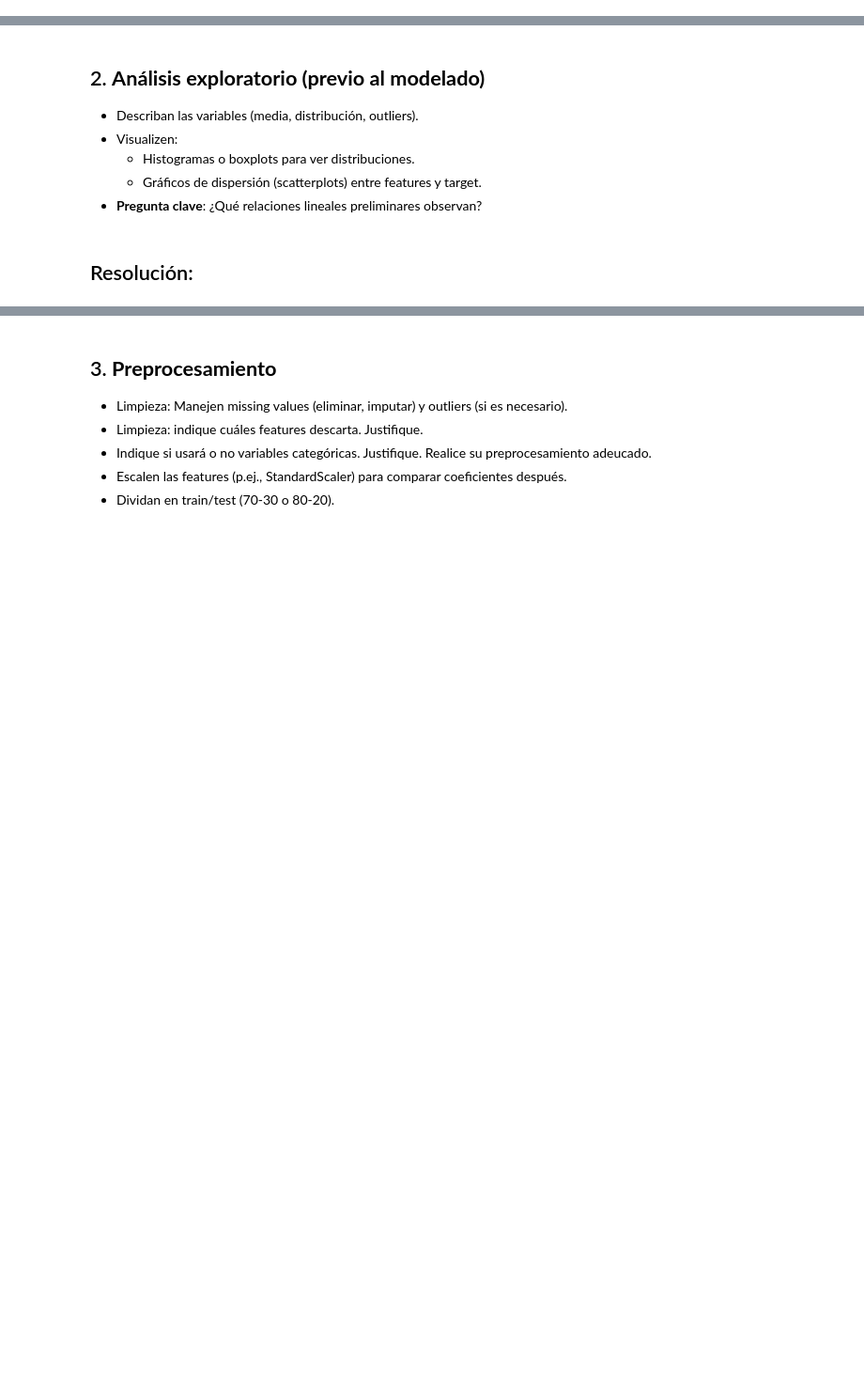
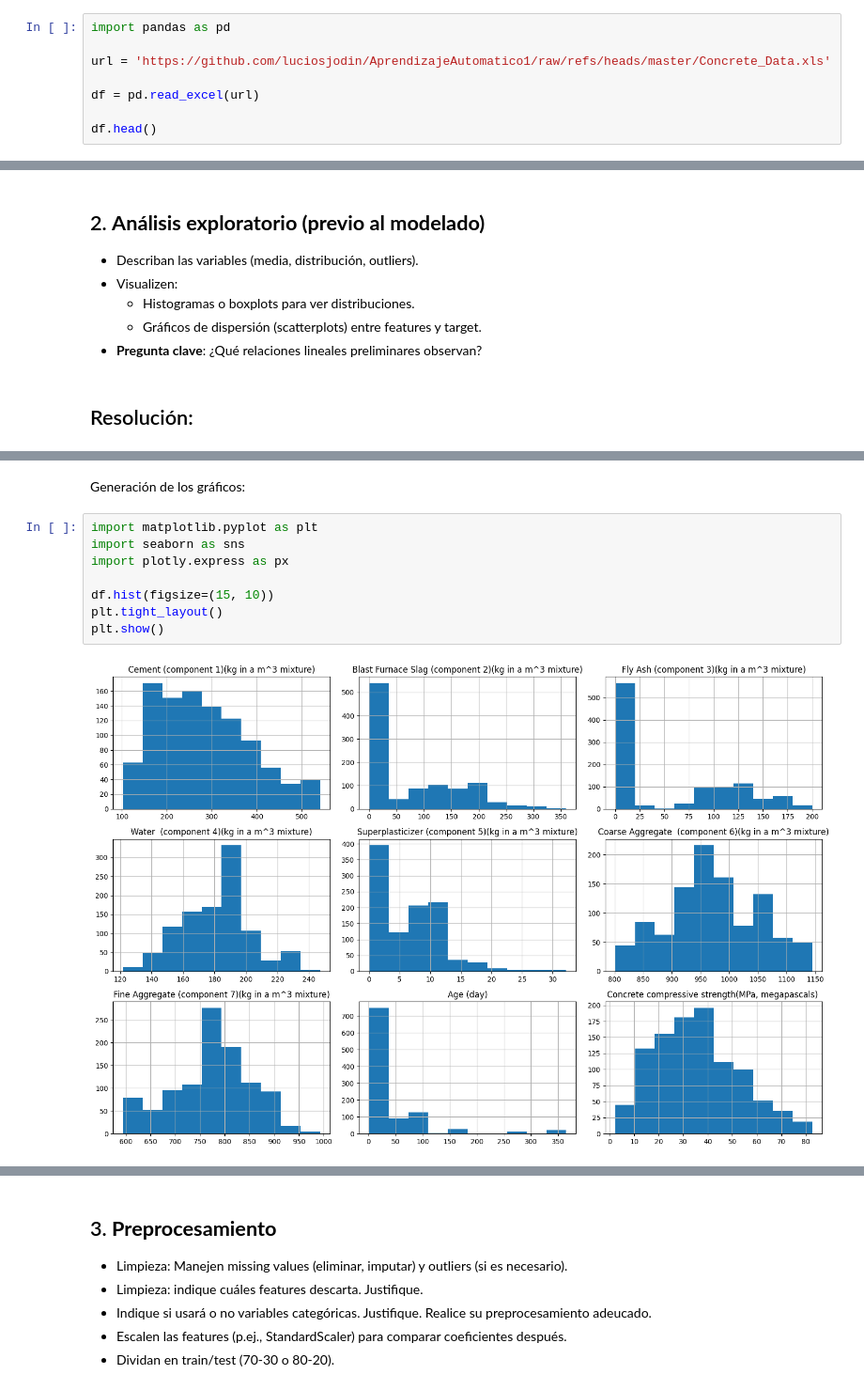
Before and after one commit to luciosjodin/AprendizajeAutomatico1, a Jupyter notebook: TP1_AA1_Sjödin_Lucio.ipynb, the cells around one changed output, grey strips where cells are left out. Shown: that part at 94% size. Cells and saved outputs as stored; diff of their text form; blank space fills up the shorter version.

```diff
--- a/TP1_AA1_Sjödin_Lucio.ipynb
+++ b/TP1_AA1_Sjödin_Lucio.ipynb
@@ -51,0 +56,8 @@
+# %%
+import pandas as pd
+
+url = 'https://github.com/luciosjodin/AprendizajeAutomatico1/raw/refs/heads/master/Concrete_Data.xls'
+
+df = pd.read_excel(url)
+
+df.head()
@@ -61,0 +115,12 @@
+# %% [markdown]
+Generación de los gráficos:
+# %%
+import matplotlib.pyplot as plt
+import seaborn as sns
+import plotly.express as px
+
+df.hist(figsize=(15, 10))
+plt.tight_layout()
+plt.show()
+# %% [output]
+[figure, added]
```
Also changed, not shown: parts of 31 cells of this notebook.
